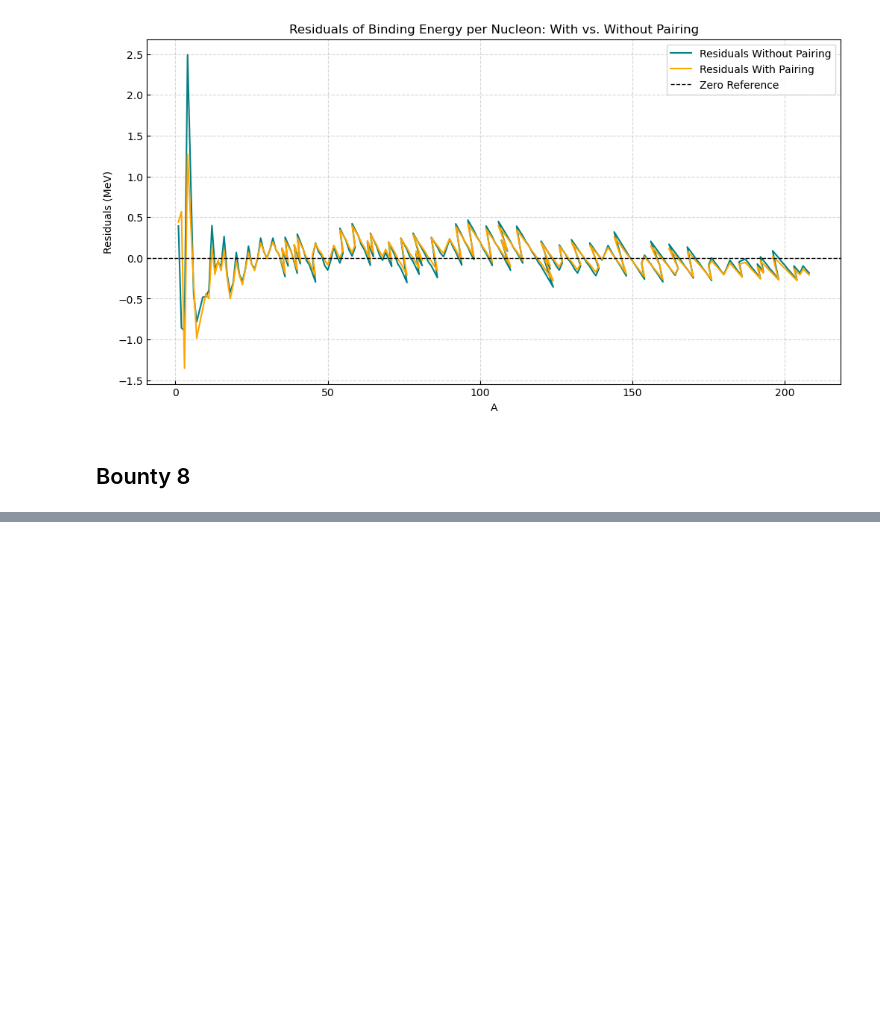
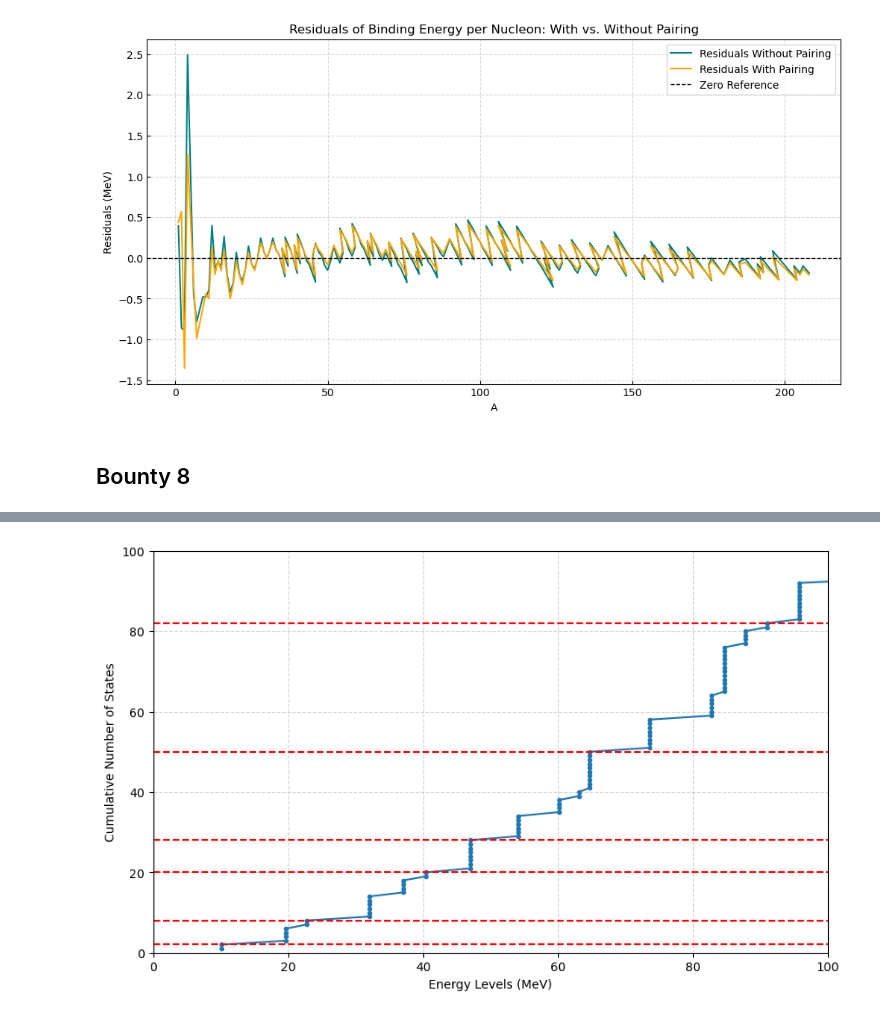
Before and after one commit to apeyron0/Bounty-Problems-Nuclei, a Jupyter notebook: bounty-problems/bounty-problems.ipynb, the cells around one changed output, grey strips where cells are left out. Drawn from its saved outputs; the diff is of its cells as text; code cells hidden in the pictures; blank space fills up the shorter version.

```diff
--- a/bounty-problems/bounty-problems.ipynb
+++ b/bounty-problems/bounty-problems.ipynb
@@ -500,0 +417,72 @@ plt.show()
+# %%
+def spin_orbit_term(l, j, lambda_factor):
+    """
+    Compute the spin-orbit energy correction.
+
+    Parameters:
+        l (int): Orbital angular momentum quantum number.
+        j (float): Total angular momentum quantum number (l ± 1/2).
+        lambda_factor (float): Strength of the spin-orbit interaction.
+
+    Returns:
+        float: Spin-orbit correction to the energy (in MeV).
+    """
+    s = 0.5  # Spin quantum number
+    spin_coupling = j * (j + 1) - l * (l + 1) - s * (s + 1)
+    return lambda_factor * spin_coupling
+# %%
+lambda_factor = -1.0
+def calculate_corrected_energy_levels_debug(max_l, max_zeros, lambda_factor):
+    """
+    Compute energy levels including spin-orbit corrections with debugging.
+    """
+    corrected_energy_levels = []
+    print("Debugging Spin-Orbit Corrections:")
+    for l in range(max_l + 1):
+        bessel_zeros = spherical_jn_zeros(l, max_zeros)
+        base_energies = calculate_energy_levels(bessel_zeros, R, m)
+        for n, base_energy in enumerate(base_energies):
+            if l == 0:
+                # Only j = 0.5 is allowed for l = 0
+                j = 0.5
+                delta_E = spin_orbit_term(l, j, lambda_factor)
+                degeneracy = 2  # Degeneracy for j = 0.5
+                # Add the energy as a tuple (energy, l, j)
+                corrected_energy_levels.extend([(base_energy + delta_E, l, j)] * degeneracy)
+                print(f"l={l}, j={j}, E_base={base_energy:.2f}, ΔE={delta_E:.2f}, Degeneracy={degeneracy}")
+            else:
+                # For l > 0, include both j = l ± 1/2
+                for j in [l - 0.5, l + 0.5]:
+                    delta_E = spin_orbit_term(l, j, lambda_factor)
+                    degeneracy = int(2 * j + 1)
+                    # Add the energy as a tuple (energy, l, j)
+                    corrected_energy_levels.extend([(base_energy + delta_E, l, j)] * degeneracy)
+                    print(f"l={l}, j={j}, E_base={base_energy:.2f}, ΔE={delta_E:.2f}, Degeneracy={degeneracy}")
+    return sorted(corrected_energy_levels, key=lambda x: x[0])  # Sort by energy
+
+max_l = 5
+max_zeros = 10
+
+# Compute corrected energy levels
+corrected_energy_levels_debug = calculate_corrected_energy_levels_debug(max_l, max_zeros, lambda_factor=lambda_factor)
+
+# Extract energy values for plotting
+corrected_energies_debug = [level[0] for level in corrected_energy_levels_debug]
+
+# Compute cumulative states
+cumulative_states_debug = np.arange(1, len(corrected_energies_debug) + 1)
+
+# Plot cumulative states vs energy
+plt.figure(figsize=(10, 6))
+plt.plot(corrected_energies_debug, cumulative_states_debug, 'o-', label='Cumulative States (Debugging)',markersize=3)
+for magic in magic_numbers:
+    plt.axhline(y=magic, color='r', linestyle='--', label=f'Magic Number {magic}' if magic == magic_numbers[0] else "")
+plt.xlabel('Energy Levels (MeV)')
+plt.ylabel('Cumulative Number of States')
+#plt.title('Cumulative Number of States vs Energy (Debugging Spin-Orbit Interaction)')
+#plt.legend()
+plt.xlim(0, 100)  # Limit x-axis for better visibility
+plt.ylim(0, 100)  # Limit y-axis for better visibility
+plt.grid(alpha=0.5, linestyle='--')
+plt.show()
+# %% [output]
@@ -500,0 +506 @@ plt.show()
+[figure, added]
```
Also changed, not shown: parts of 8 cells of this notebook.
